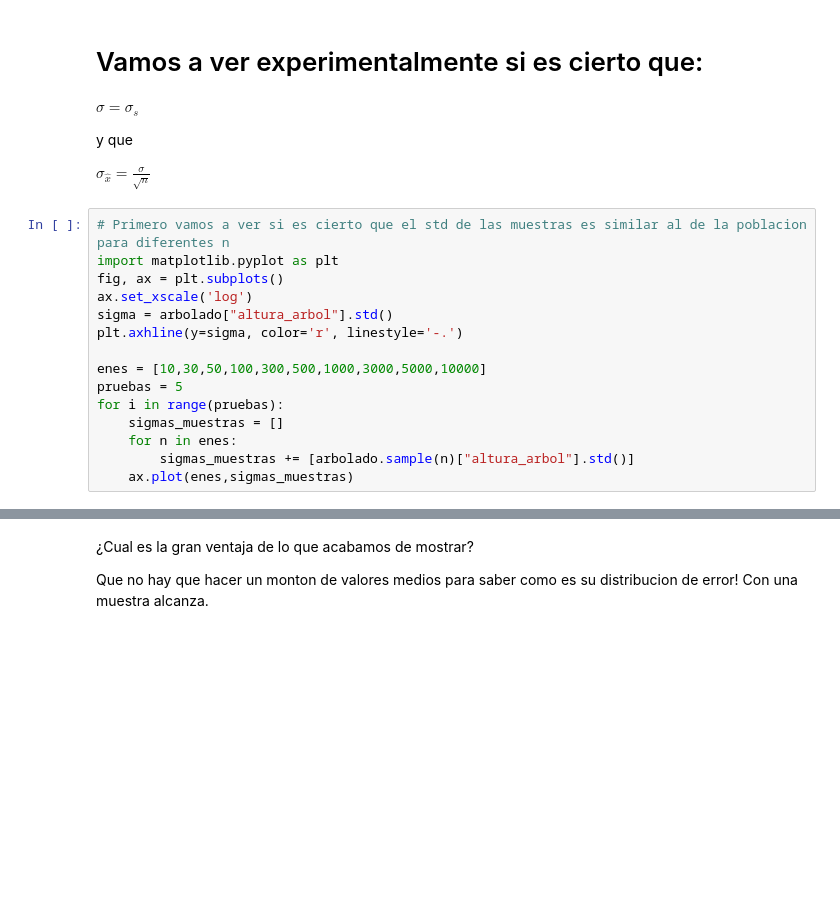
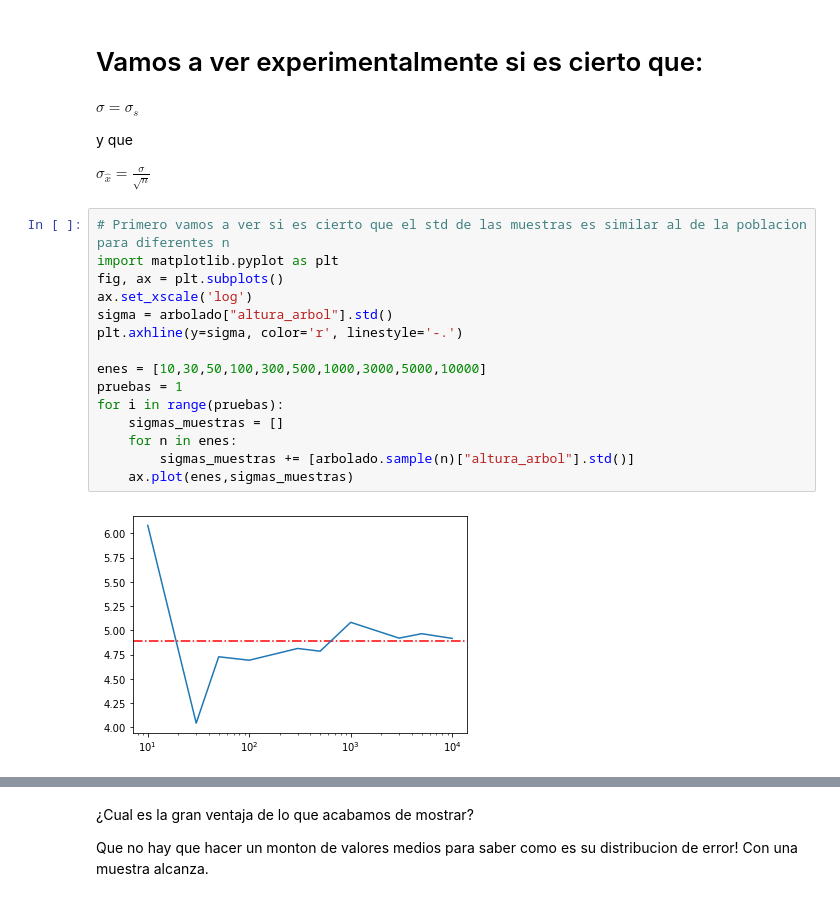
Before and after one commit to IonatanPerez/Cursos_DHDS_CN13, a Jupyter notebook: Clases/C15/Modelo.ipynb, the cells around one changed output, grey strips where cells are left out. Drawn from its saved outputs; the diff is of its cells as text; blank space fills up the shorter version.

```diff
--- a/Clases/C15/Modelo.ipynb
+++ b/Clases/C15/Modelo.ipynb
@@ -196,18 +204,20 @@ $\sigma_{\hat{x}} = \frac{\sigma}{\sqrt{n}}$
 # %%
 # Primero vamos a ver si es cierto que el std de las muestras es similar al de la poblacion para diferentes n
 import matplotlib.pyplot as plt
 fig, ax = plt.subplots()
 ax.set_xscale('log')
 sigma = arbolado["altura_arbol"].std()
 plt.axhline(y=sigma, color='r', linestyle='-.')
 
 enes = [10,30,50,100,300,500,1000,3000,5000,10000]
-pruebas = 5
+pruebas = 1
 for i in range(pruebas):
     sigmas_muestras = []
     for n in enes:
         sigmas_muestras += [arbolado.sample(n)["altura_arbol"].std()]
     ax.plot(enes,sigmas_muestras)
+# %% [output]
+[figure, added]
 # %%
 # Veamos ahora si se cumple experimentalmente que la desviacion del estimador esta vinculado con la desviacion de la poblacion y el tamaño de la muestra
 
```
Also changed, not shown: parts of 10 cells of this notebook, 22 other files.
